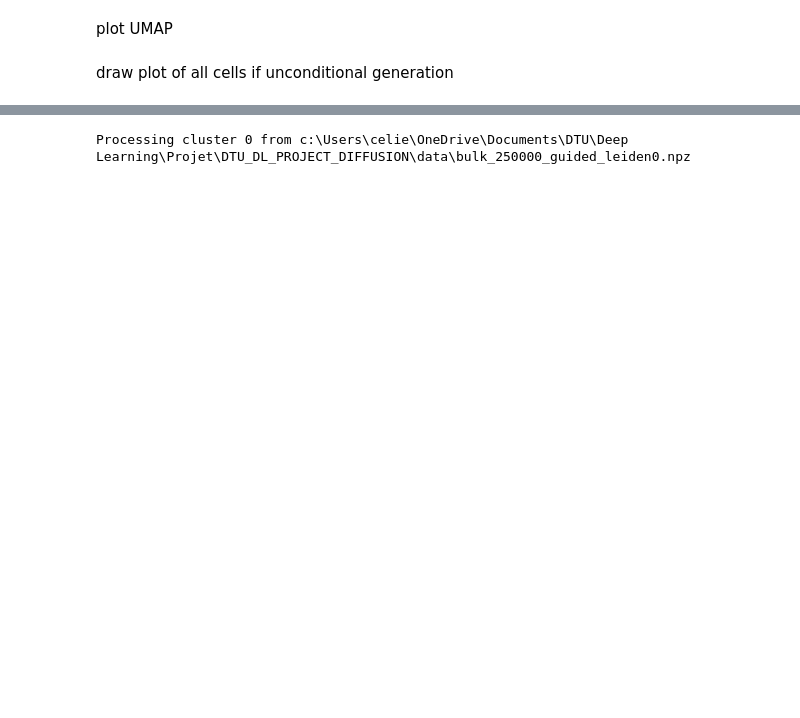
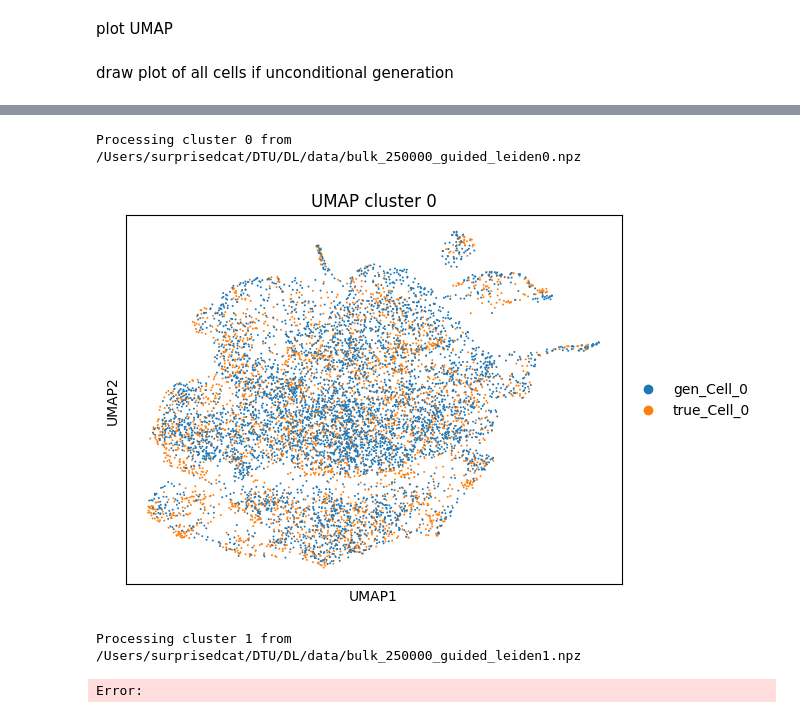
Before and after one commit to yannbecker/DTU_DL_PROJECT_DIFFUSION, a Jupyter notebook: notebooks/script_diffusion_umap.ipynb, the cells around one changed output, grey strips where cells are left out. Drawn from its saved outputs; the diff is of its cells as text; code cells hidden in the pictures; blank space fills up the shorter version.

```diff
--- a/notebooks/script_diffusion_umap.ipynb
+++ b/notebooks/script_diffusion_umap.ipynb
@@ -34,10 +32,11 @@ Project root: c:\Users\celie\OneDrive\Documents\DTU\Deep Learning\Projet\DTU_DL_
 load AE. Change the path of autoencoder to your local path
 # %%
 # modify the num_genes if use your own dataset
+
 def load_VAE():
     autoencoder = VAE(
         num_genes=adata_subset.shape[1],
-        device='cuda' if torch.cuda.is_available() else 'cpu',
+        device='mps',
         seed=0,
         loss_ae='mse',
         hidden_dim=128,
@@ -49,7 +48,7 @@ def load_VAE():
 load real data for comparision
 # %%
 adata = sc.read_h5ad(str(PROJECT_ROOT / 'data' / 'bulk_processed_transcripts.h5ad'), backed='r')
-adata_subset = adata[:500].to_memory()
+adata_subset = adata[:5000].to_memory()
 adata_subset.var_names_make_unique()
 adata_subset = adata_subset.copy()
 print("data loaded")
@@ -165,22 +142,0 @@ plt.plot([-0.4,+0.4],[-0.4,+0.4],color='orange')
-# %%
-# take tabular muris dataset for example. modify this part if use your own dataset
-
-cell_gen_all = []
-gen_class = []
-cato = list(adata_subset.obs['leiden'].cat.categories)
-index2 = range(len(cato))
-
-for i in index2:
-    npzfile = np.load(str(PROJECT_ROOT / 'data' / 'bulk_data.npz')) # change this path to your local path
-    length = min(adata_subset[adata_subset.obs['leiden']==cato[i]].X.shape[0],6000)
-    cell_gen_all.append(npzfile['cell_gen'][:int(length)])#.squeeze(1)
-
-    gen_class+=['gen '+cato[i]]*int(length)
-
-cell_gen_all = np.concatenate(cell_gen_all,axis=0)
-
-autoencoder = load_VAE()
-cell_gen_all = autoencoder(torch.tensor(cell_gen_all).cuda(),return_decoded=True).cpu().detach().numpy()
-
-cell_gen = cell_gen_all
-cell_gen.shape
@@ -298,5 +290,7 @@ for categoray in cato:
 # %%
 import glob
+
+from src.utils.dist_util import dev
 
 # Liste des fichiers pour chaque cluster
 cluster_files = sorted(glob.glob(str(PROJECT_ROOT / "data" / "bulk_250000_guided_leiden*.npz")))
@@ -308,33 +302,36 @@ for file_path in cluster_files:
 
     # Charger les cellules générées pour ce cluster
     npzfile = np.load(file_path)
-    cell_gen_cluster = npzfile['cell_gen']
+    cell_gen_cluster = npzfile['cell_gen'][:5000]
 
     # Sélectionner les vraies cellules du cluster
     real_cluster_mask = adata_subset.obs['leiden'] == cluster_num
     cell_real_cluster = cell_data[real_cluster_mask]
 
     # Décoder les cellules générées
     autoencoder = load_VAE()
-    cell_gen_decoded = autoencoder(torch.tensor(cell_gen_cluster), return_decoded=True).cpu().detach().numpy()
+    cell_gen_decoded = autoencoder(torch.tensor(cell_gen_cluster).to(device), return_decoded=True).cpu().detach().numpy()
 
     # Concaténer vraies et générées
     all_cells = np.concatenate((cell_real_cluster, cell_gen_decoded), axis=0)
     cell_names = [f"true_Cell_{cluster_num}"] * cell_real_cluster.shape[0] + [f"gen_Cell_{cluster_num}"] * cell_gen_decoded.shape[0]
 
     # Créer AnnData et pipeline Scanpy
     adata_cluster = ad.AnnData(all_cells, dtype=np.float32)
     adata_cluster.obs['cell_name'] = cell_names
 
     sc.pp.highly_variable_genes(adata_cluster, min_mean=0.0125, max_mean=3, min_disp=0.5)
     adata_cluster.raw = adata_cluster
     adata_cluster = adata_cluster[:, adata_cluster.var.highly_variable]
     sc.pp.scale(adata_cluster)
     sc.tl.pca(adata_cluster, svd_solver='arpack')
     sc.pp.neighbors(adata_cluster, n_neighbors=10, n_pcs=20)
     sc.tl.umap(adata_cluster)
 
     # UMAP plot
     sc.pl.umap(adata_cluster, color="cell_name", size=8, title=f"UMAP cluster {cluster_num}", show=True)
 # %% [output]
-Processing cluster 0 from c:\Users\celie\OneDrive\Documents\DTU\Deep Learning\Projet\DTU_DL_PROJECT_DIFFUSION\data\bulk_250000_guided_leiden0.npz
+Processing cluster 0 from /Users/surprisedcat/DTU/DL/data/bulk_250000_guided_leiden0.npz
+[figure, added]
+Processing cluster 1 from /Users/surprisedcat/DTU/DL/data/bulk_250000_guided_leiden1.npz
+Error:
```
Also changed, not shown: parts of 19 cells of this notebook, 3 other files.
